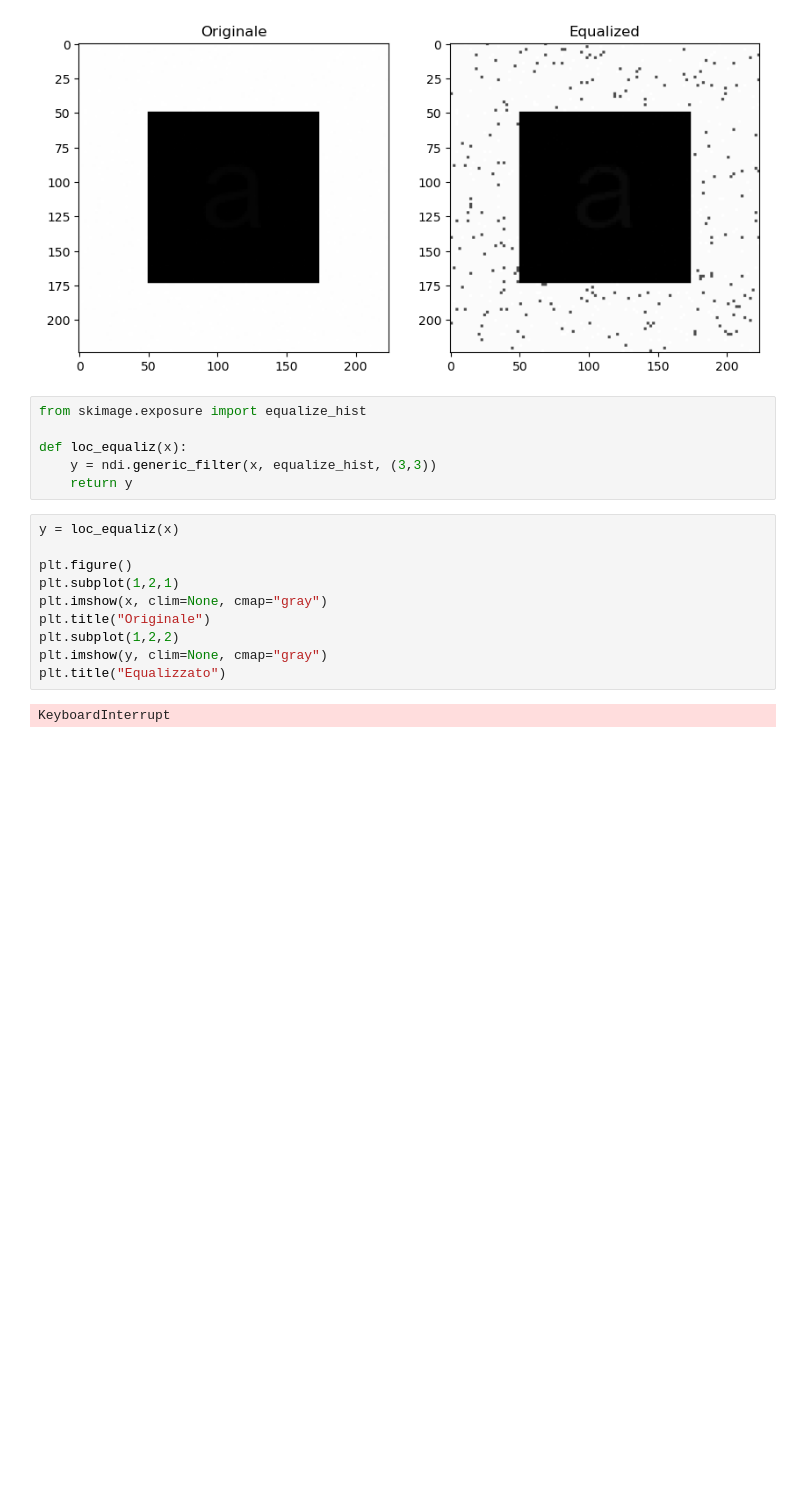
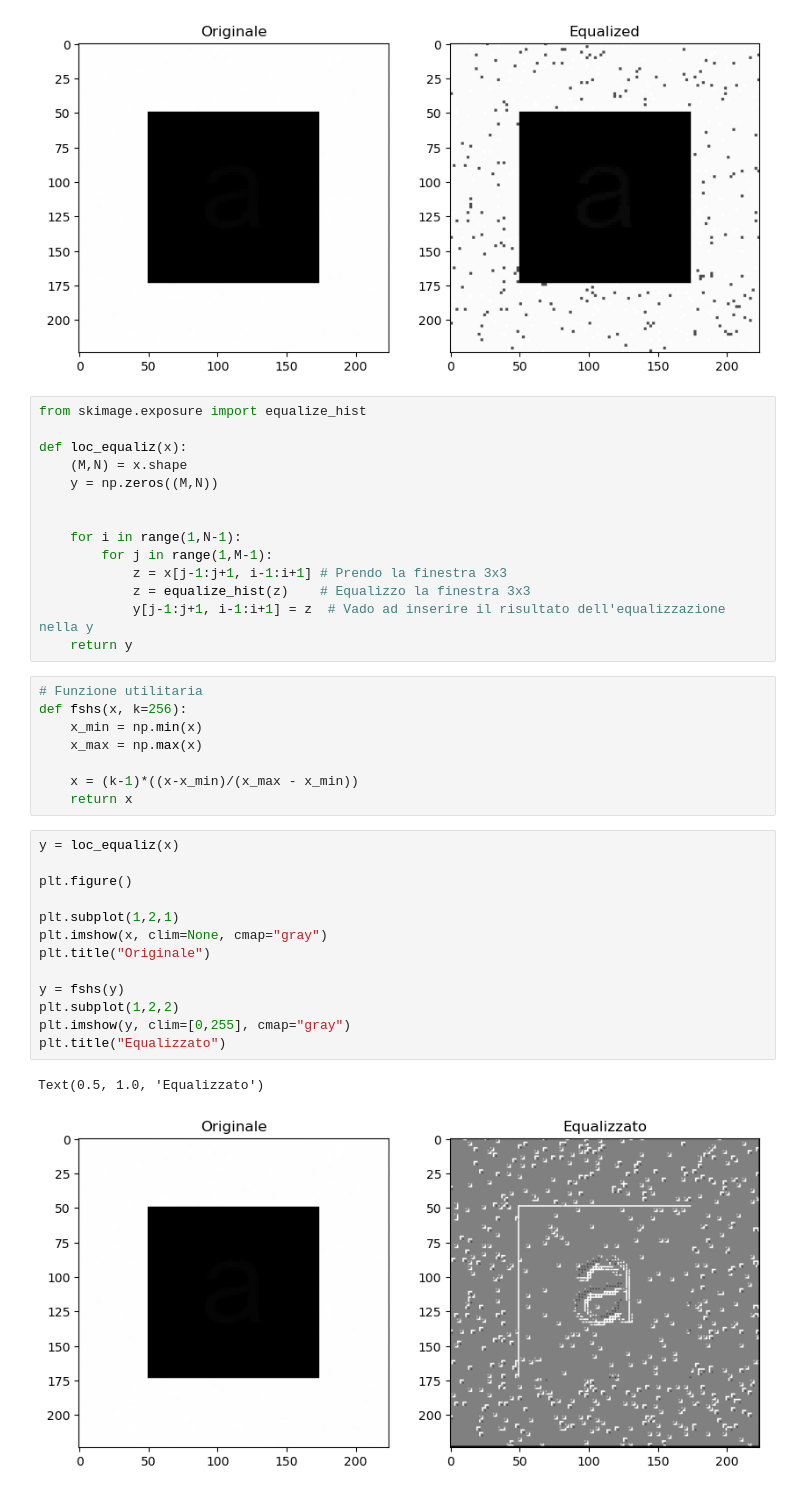
Before and after one commit to Agda78/elaborazione_dei_segnali_multimediali, a Jupyter notebook: Esercizi/1_space_domain/3_stat_loc.ipynb, the cells around one changed output. Drawn from its saved outputs; the diff is of its cells as text; blank space fills up the shorter version.

```diff
--- a/Esercizi/1_space_domain/3_stat_loc.ipynb
+++ b/Esercizi/1_space_domain/3_stat_loc.ipynb
@@ -32,21 +32,41 @@ plt.title("Equalized")
 # %% [output]
 Text(0.5, 1.0, 'Equalized')
 [figure]
-# %%
-from skimage.exposure import equalize_hist
-
-def loc_equaliz(x):
-    y = ndi.generic_filter(x, equalize_hist, (3,3))
-    return y
+# %%
+from skimage.exposure import equalize_hist
+
+def loc_equaliz(x):
+    (M,N) = x.shape
+    y = np.zeros((M,N))
+
+
+    for i in range(1,N-1):
+        for j in range(1,M-1):
+            z = x[j-1:j+1, i-1:i+1] # Prendo la finestra 3x3
+            z = equalize_hist(z)    # Equalizzo la finestra 3x3
+            y[j-1:j+1, i-1:i+1] = z  # Vado ad inserire il risultato dell'equalizzazione nella y
+    return y
+# %%
+# Funzione utilitaria
+def fshs(x, k=256):
+    x_min = np.min(x)
+    x_max = np.max(x)
+
+    x = (k-1)*((x-x_min)/(x_max - x_min))
+    return x
 # %%
 y = loc_equaliz(x)
 
 plt.figure()
+
 plt.subplot(1,2,1)
 plt.imshow(x, clim=None, cmap="gray")
 plt.title("Originale")
+
+y = fshs(y)
 plt.subplot(1,2,2)
-plt.imshow(y, clim=None, cmap="gray")
+plt.imshow(y, clim=[0,255], cmap="gray")
 plt.title("Equalizzato")
 # %% [output]
-KeyboardInterrupt
+Text(0.5, 1.0, 'Equalizzato')
+[figure, added]
```
Also changed, not shown: parts of 14 cells of this notebook, 3 other files.
